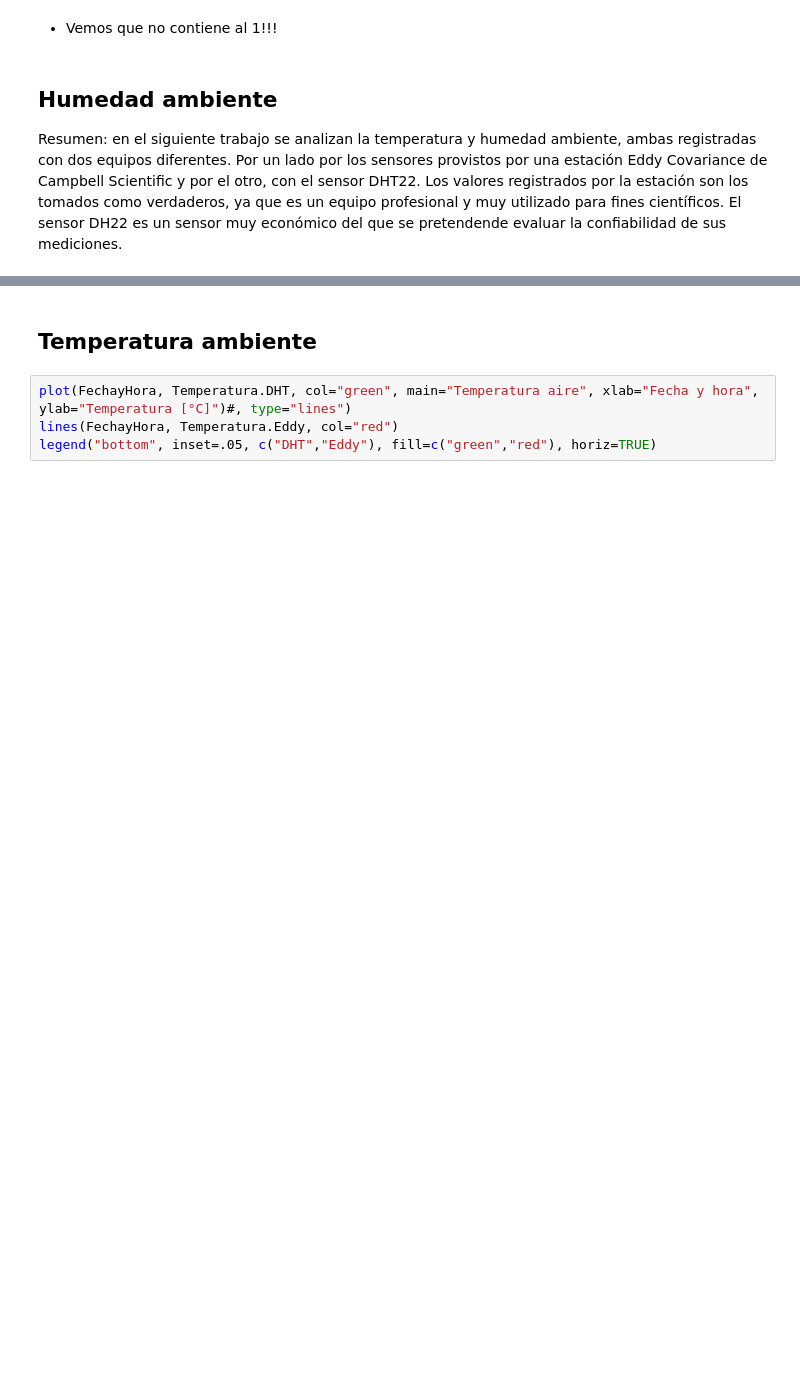
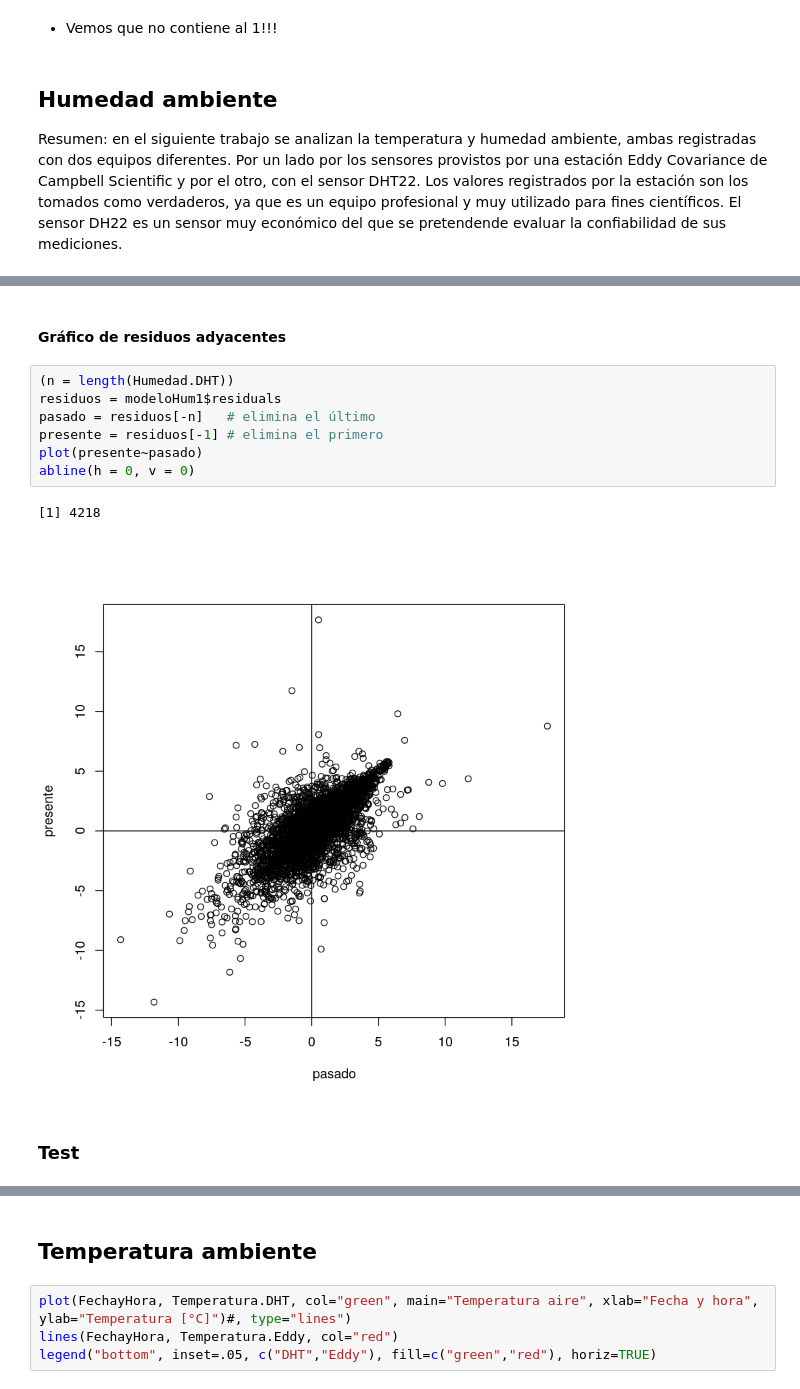
Before and after one commit to emilopez/intro-R, a Jupyter notebook: tp-final/tf.ipynb, the cells around one changed output, grey strips where cells are left out. Cells and saved outputs as stored; diff of their text form; blank space fills up the shorter version.

```diff
--- a/tp-final/tf.ipynb
+++ b/tp-final/tf.ipynb
@@ -414,0 +335,14 @@ abline(h = mean(Humedad.Eddy), v = 0,col='black')
+# %% [markdown]
+#### Gráfico de residuos adyacentes
+# %%
+(n = length(Humedad.DHT))
+residuos = modeloHum1$residuals
+pasado = residuos[-n]   # elimina el último
+presente = residuos[-1] # elimina el primero
+plot(presente~pasado)
+abline(h = 0, v = 0)
+# %% [output]
+[1] 4218
+[figure, added]
+# %% [markdown]
+### Test
```
Also changed, not shown: parts of 82 cells of this notebook.
